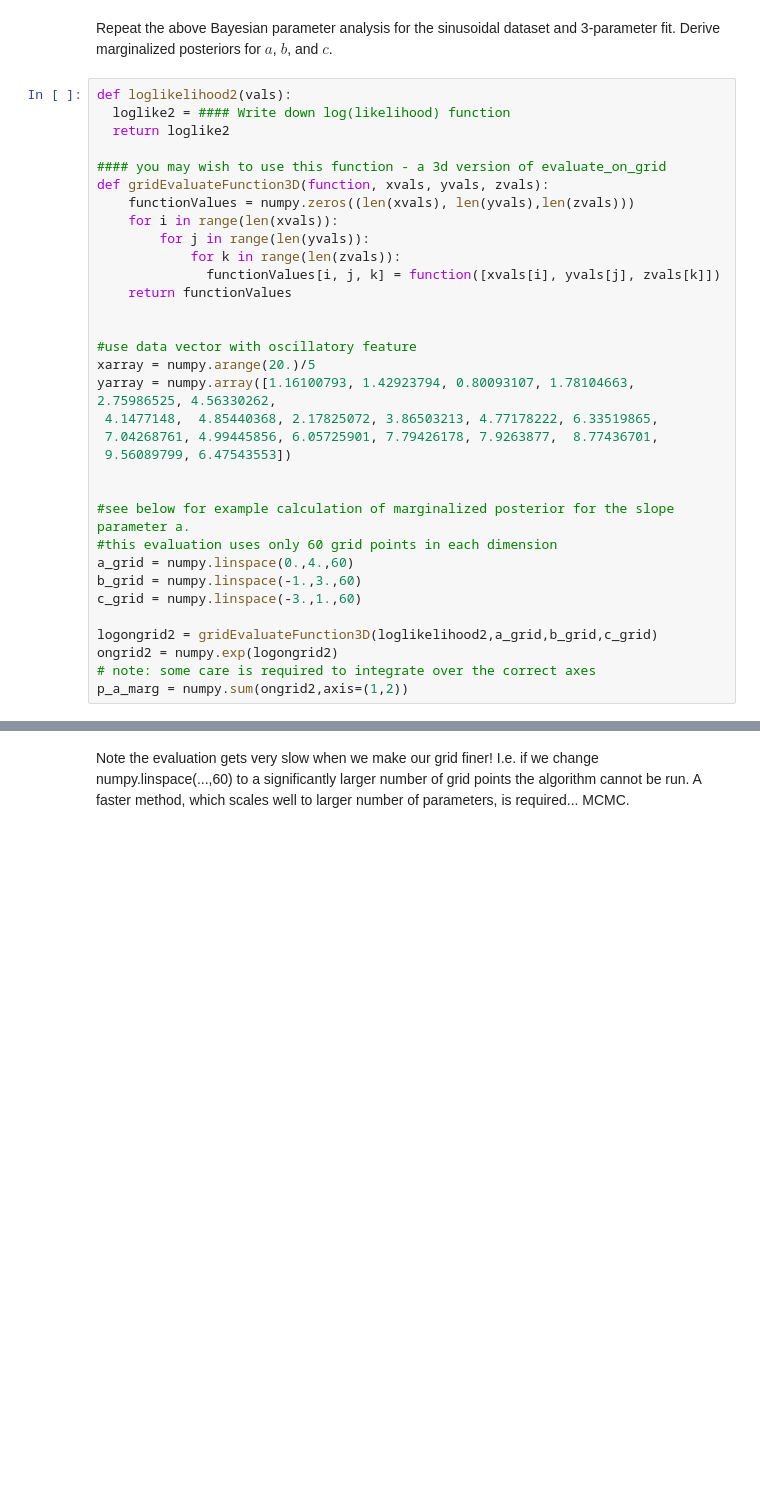
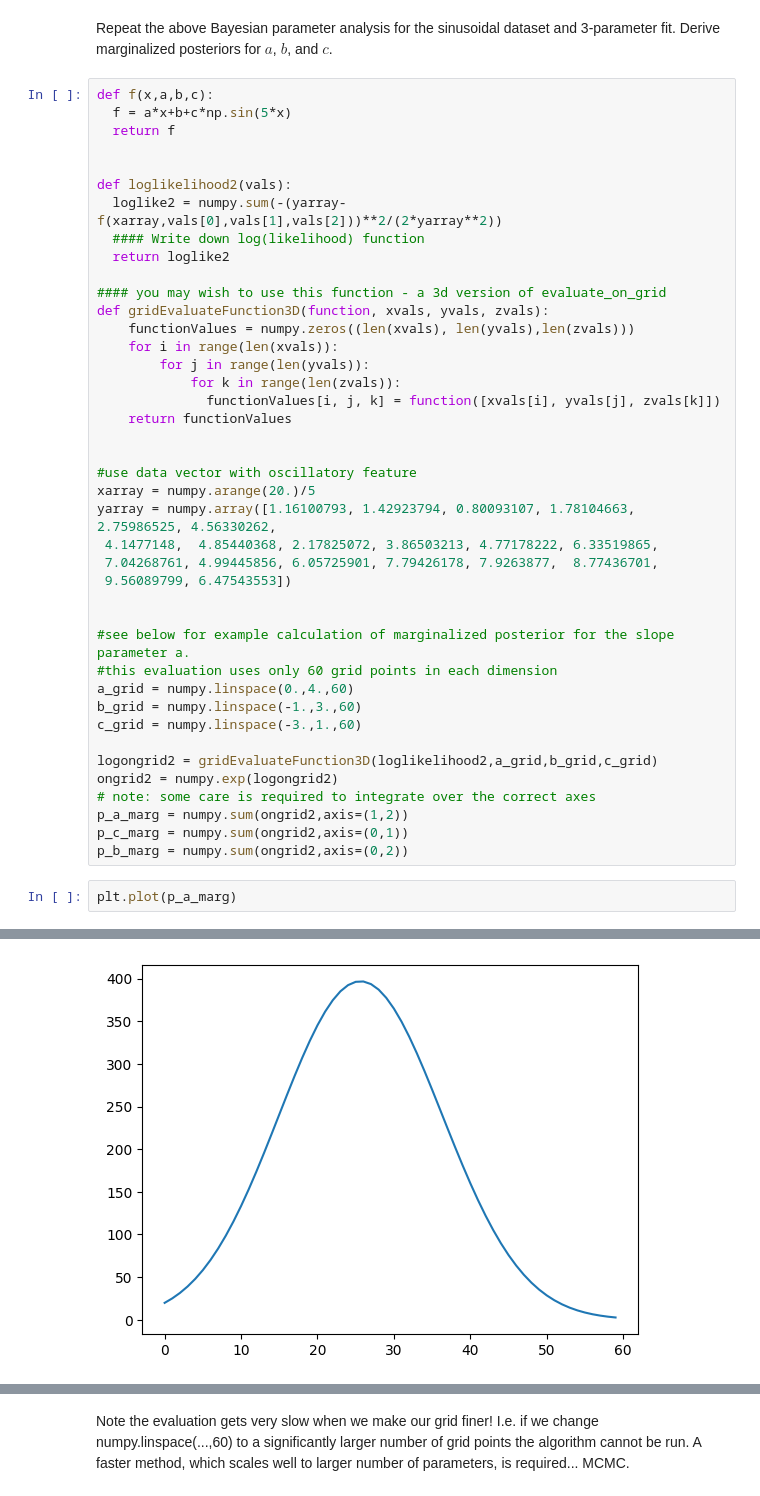
Before and after one commit to muskan097/Cambridge-Training---Data-Science, a Jupyter notebook: courseInfosysNotebookFinal.ipynb, the cells around one changed output, grey strips where cells are left out. Saved outputs shown, nothing was run; the diff lists cells and outputs as text; blank space fills up the shorter version.

```diff
--- a/courseInfosysNotebookFinal.ipynb
+++ b/courseInfosysNotebookFinal.ipynb
@@ -235,8 +243,14 @@ Now, derive the marginalized posterior probability for $a$ by integrating or sum
 # %% [markdown]
 Repeat the above Bayesian parameter analysis for the sinusoidal dataset and 3-parameter fit. Derive marginalized posteriors for $a$, $b$, and $c$.
 # %%
+def f(x,a,b,c):
+  f = a*x+b+c*np.sin(5*x)
+  return f
+
+
 def loglikelihood2(vals):
-  loglike2 = #### Write down log(likelihood) function
+  loglike2 = numpy.sum(-(yarray-f(xarray,vals[0],vals[1],vals[2]))**2/(2*yarray**2))
+  #### Write down log(likelihood) function
   return loglike2
 
 #### you may wish to use this function - a 3d version of evaluate_on_grid
@@ -267,3 +281,8 @@ logongrid2 = gridEvaluateFunction3D(loglikelihood2,a_grid,b_grid,c_grid)
 ongrid2 = numpy.exp(logongrid2)
 # note: some care is required to integrate over the correct axes
 p_a_marg = numpy.sum(ongrid2,axis=(1,2))
+p_c_marg = numpy.sum(ongrid2,axis=(0,1))
+p_b_marg = numpy.sum(ongrid2,axis=(0,2))
+# %%
+plt.plot(p_a_marg)
+# %% [output]
@@ -269,0 +290 @@ p_a_marg = numpy.sum(ongrid2,axis=(1,2))
+[figure, added]
```
Also changed, not shown: parts of 8 cells of this notebook.
